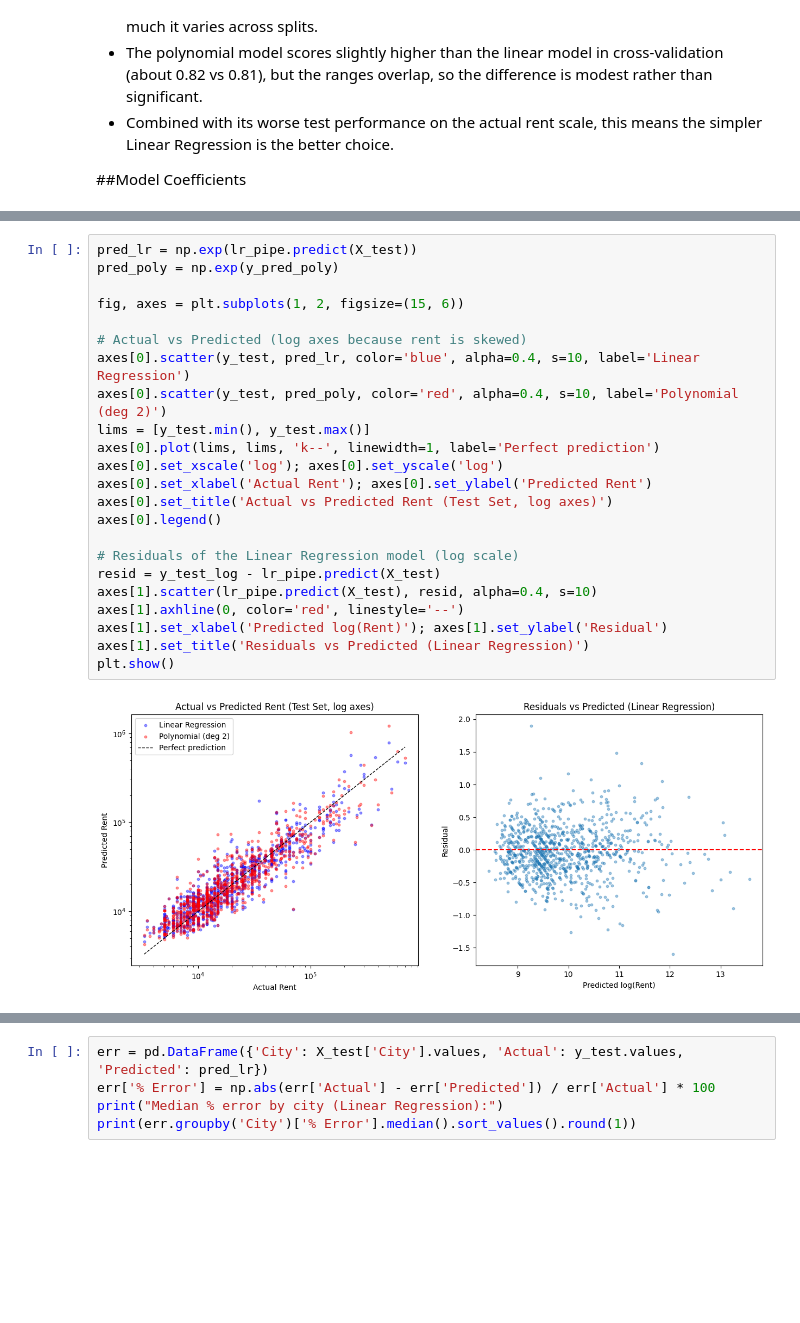
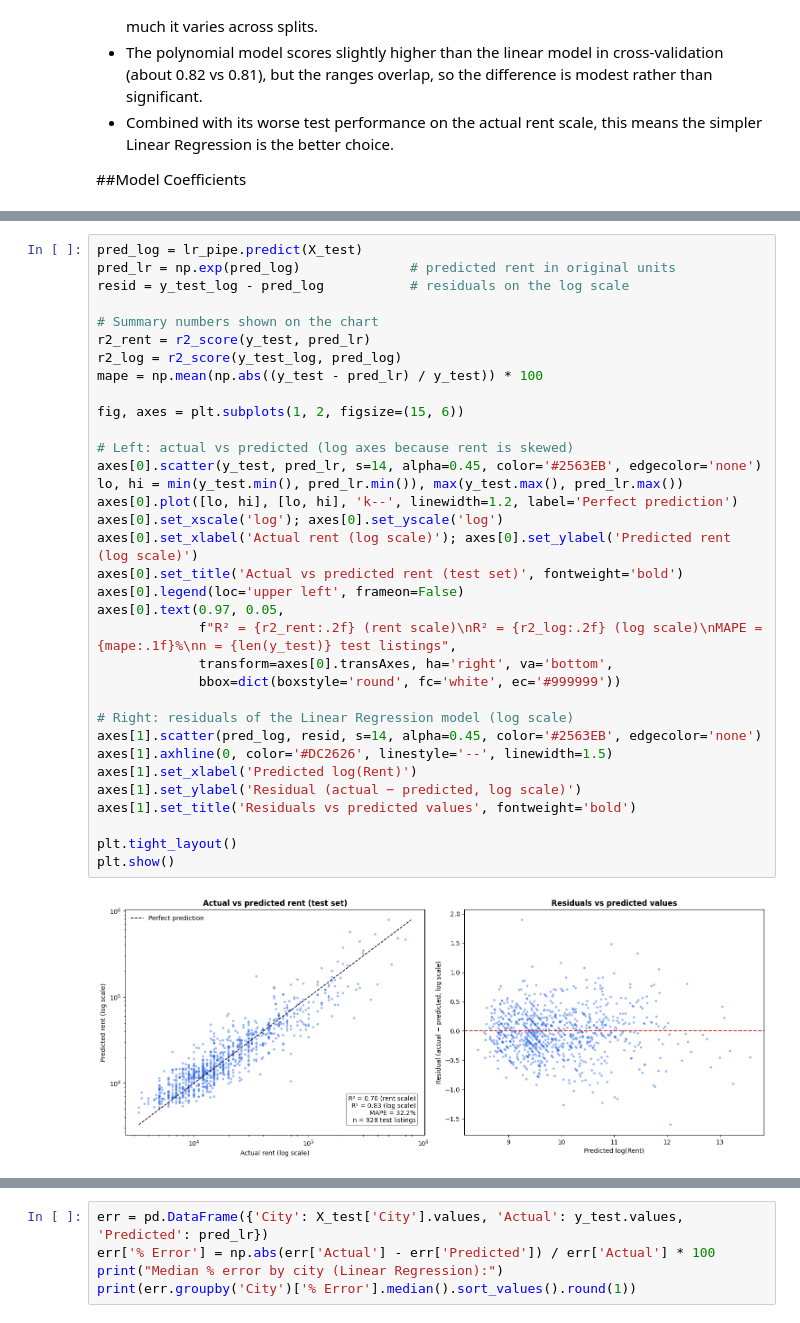
Before and after one commit to Foundnationz/house-rent-prediction, a Jupyter notebook: notebooks/Rent_Prediction_Colab.ipynb, the cells around one changed output, grey strips where cells are left out. Saved outputs shown, nothing was run; the diff lists cells and outputs as text; blank space fills up the shorter version.

Commit message:
Update notebook with clearer coefficient and prediction charts

```diff
--- a/notebooks/Rent_Prediction_Colab.ipynb
+++ b/notebooks/Rent_Prediction_Colab.ipynb
@@ -642,29 +672,40 @@ num__Floor                                    0.007             0.723
 
 ##Actual vs Predicted Plot and Residuals
 # %%
-pred_lr = np.exp(lr_pipe.predict(X_test))
-pred_poly = np.exp(y_pred_poly)
+pred_log = lr_pipe.predict(X_test)
+pred_lr = np.exp(pred_log)              # predicted rent in original units
+resid = y_test_log - pred_log           # residuals on the log scale
+
+# Summary numbers shown on the chart
+r2_rent = r2_score(y_test, pred_lr)
+r2_log = r2_score(y_test_log, pred_log)
+mape = np.mean(np.abs((y_test - pred_lr) / y_test)) * 100
 
 fig, axes = plt.subplots(1, 2, figsize=(15, 6))
 
-# Actual vs Predicted (log axes because rent is skewed)
-axes[0].scatter(y_test, pred_lr, color='blue', alpha=0.4, s=10, label='Linear Regression')
-axes[0].scatter(y_test, pred_poly, color='red', alpha=0.4, s=10, label='Polynomial (deg 2)')
-lims = [y_test.min(), y_test.max()]
-axes[0].plot(lims, lims, 'k--', linewidth=1, label='Perfect prediction')
+# Left: actual vs predicted (log axes because rent is skewed)
+axes[0].scatter(y_test, pred_lr, s=14, alpha=0.45, color='#2563EB', edgecolor='none')
+lo, hi = min(y_test.min(), pred_lr.min()), max(y_test.max(), pred_lr.max())
+axes[0].plot([lo, hi], [lo, hi], 'k--', linewidth=1.2, label='Perfect prediction')
 axes[0].set_xscale('log'); axes[0].set_yscale('log')
-axes[0].set_xlabel('Actual Rent'); axes[0].set_ylabel('Predicted Rent')
-axes[0].set_title('Actual vs Predicted Rent (Test Set, log axes)')
-axes[0].legend()
+axes[0].set_xlabel('Actual rent (log scale)'); axes[0].set_ylabel('Predicted rent (log scale)')
+axes[0].set_title('Actual vs predicted rent (test set)', fontweight='bold')
+axes[0].legend(loc='upper left', frameon=False)
+axes[0].text(0.97, 0.05,
+             f"R² = {r2_rent:.2f} (rent scale)\nR² = {r2_log:.2f} (log scale)\nMAPE = {mape:.1f}%\nn = {len(y_test)} test listings",
+             transform=axes[0].transAxes, ha='right', va='bottom',
+             bbox=dict(boxstyle='round', fc='white', ec='#999999'))
 
-# Residuals of the Linear Regression model (log scale)
-resid = y_test_log - lr_pipe.predict(X_test)
-axes[1].scatter(lr_pipe.predict(X_test), resid, alpha=0.4, s=10)
-axes[1].axhline(0, color='red', linestyle='--')
-axes[1].set_xlabel('Predicted log(Rent)'); axes[1].set_ylabel('Residual')
-axes[1].set_title('Residuals vs Predicted (Linear Regression)')
+# Right: residuals of the Linear Regression model (log scale)
+axes[1].scatter(pred_log, resid, s=14, alpha=0.45, color='#2563EB', edgecolor='none')
+axes[1].axhline(0, color='#DC2626', linestyle='--', linewidth=1.5)
+axes[1].set_xlabel('Predicted log(Rent)')
+axes[1].set_ylabel('Residual (actual − predicted, log scale)')
+axes[1].set_title('Residuals vs predicted values', fontweight='bold')
+
+plt.tight_layout()
 plt.show()
 # %% [output]
-[figure, old version]
+[figure, new version]
 # %% [markdown]
 **Code Explanation:**
```
Also changed, not shown: parts of 8 cells of this notebook.
